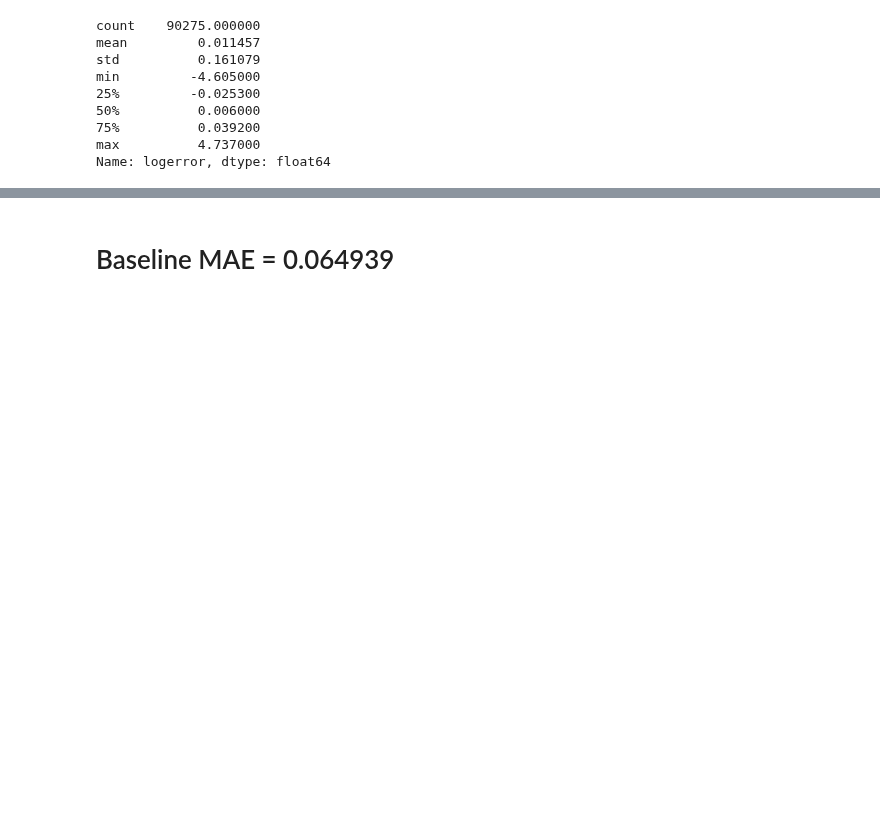
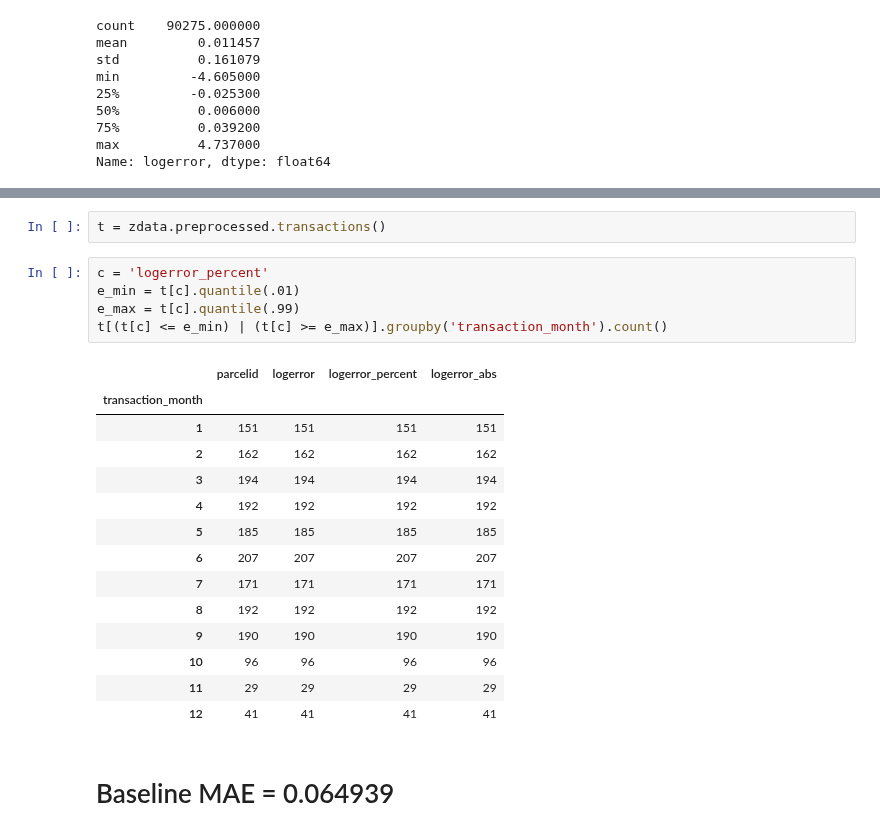
Before and after one commit to ibratface/dl_projects, a Jupyter notebook: zillow.ipynb, the cells around one changed output, grey strips where cells are left out. Drawn from its saved outputs; the diff is of its cells as text; blank space fills up the shorter version.

```diff
--- a/zillow.ipynb
+++ b/zillow.ipynb
@@ -87,3 +165,25 @@ t['logerror'].quantile(.025)
+# %%
+t = zdata.preprocessed.transactions()
+# %%
+c = 'logerror_percent'
+e_min = t[c].quantile(.01)
+e_max = t[c].quantile(.99)
+t[(t[c] <= e_min) | (t[c] >= e_max)].groupby('transaction_month').count()
+# %% [output]
+|  | parcelid | logerror | logerror_percent | logerror_abs |
+| transaction_month |  |  |  |  |
+| 1 | 151 | 151 | 151 | 151 |
+| 2 | 162 | 162 | 162 | 162 |
+| 3 | 194 | 194 | 194 | 194 |
+| 4 | 192 | 192 | 192 | 192 |
+| 5 | 185 | 185 | 185 | 185 |
+| 6 | 207 | 207 | 207 | 207 |
+| 7 | 171 | 171 | 171 | 171 |
+| 8 | 192 | 192 | 192 | 192 |
+| 9 | 190 | 190 | 190 | 190 |
+| 10 | 96 | 96 | 96 | 96 |
+| 11 | 29 | 29 | 29 | 29 |
+| 12 | 41 | 41 | 41 | 41 |
 # %% [markdown]
 # Baseline MAE = 0.064939
 # %%
```
Also changed, not shown: parts of 17 cells of this notebook, 1 other file.
